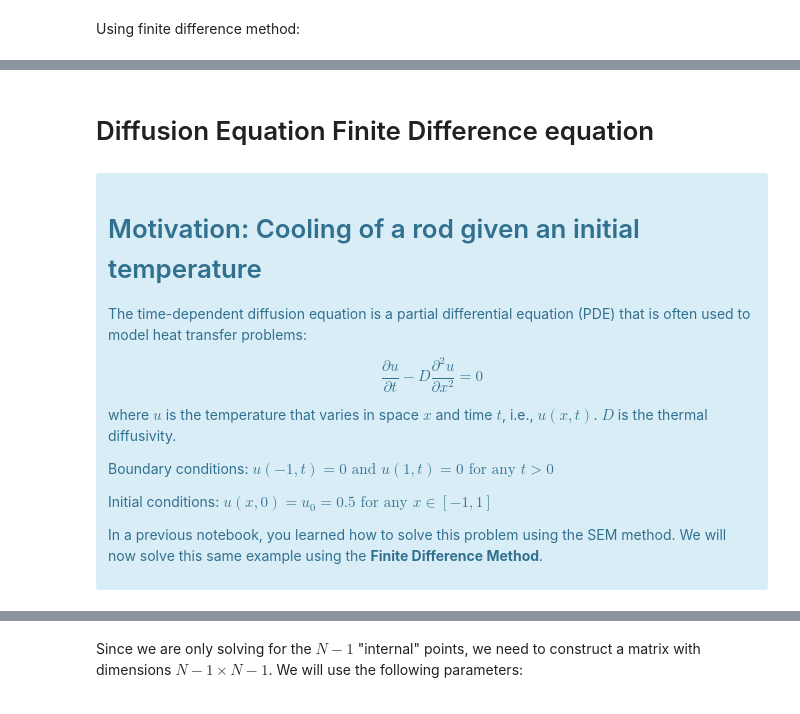
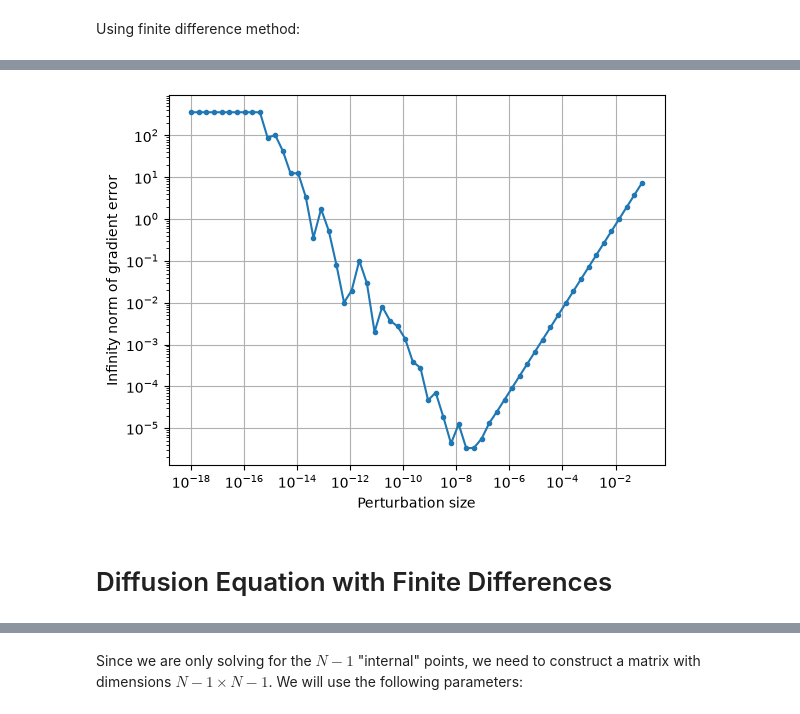
Before and after one commit to Charleslish/notes, a Jupyter notebook: CS-py/CS357/Lecture notes/L14 Finite Difference Methods/14-FiniteDifference.ipynb, the cells around one changed output, grey strips where cells are left out. Drawn from its saved outputs; the diff is of its cells as text; code cells hidden in the pictures.

Commit message:
docs: refine CS357 L14 finite difference notes

```diff
--- a/CS-py/CS357/Lecture notes/L14 Finite Difference Methods/14-FiniteDifference.ipynb
+++ b/CS-py/CS357/Lecture notes/L14 Finite Difference Methods/14-FiniteDifference.ipynb
@@ -376,22 +639,29 @@ print(Jacobianf(xvec))
+# %%
+def func(x):
+    x1, x2 = x
+    return 2*x1**2 - 0.5*x1*x2 + 5*x2**3
+
+def dfunc(x):
+    x1, x2 = x
+    return np.array([4*x1 - 0.5*x2, -0.5*x1 + 15*x2**2])
+
+def fd(x, dx):
+    point = np.asarray(x, dtype=float)
+    f0 = func(point)
+    return np.array([(func(point + dx*e) - f0)/dx for e in np.eye(point.size)])
+
+practice_xvec = np.array([1.3, 4.9])
+practice_dxvec = np.logspace(-1, -18, 60)
+practice_error = np.array([
+    la.norm(fd(practice_xvec, step) - dfunc(practice_xvec), ord=np.inf)
+    for step in practice_dxvec
+])
+plt.loglog(practice_dxvec, practice_error, 'o-', markersize=3)
+plt.xlabel('Perturbation size')
+plt.ylabel('Infinity norm of gradient error')
+plt.grid(True)
+plt.show()
+# %% [output]
+[figure, added]
 # %% [markdown]
-# Diffusion Equation Finite Difference equation
+# Diffusion Equation with Finite Differences
-# %% [markdown]
-<div class="alert alert-info">
-
-<h1>Motivation: Cooling of a rod given an initial temperature </h1>
-
-The time-dependent diffusion equation is a partial differential equation (PDE) that is often used to model heat transfer problems:
-
-$$\frac{\partial u}{\partial t} - D\frac{\partial^2 u}{\partial x^2} = 0$$
-
-where $u$ is the temperature that varies in space $x$ and time $t$, i.e., $u(x,t)$. $D$ is the thermal diffusivity.
-
-Boundary conditions: $u(-1,t) = 0 \textrm{ and } u(1,t) = 0 \textrm{   for any    } t > 0$
-
-Initial conditions: $u(x,0) = u_0 = 0.5 \textrm{   for any    } x \in [-1,1]$
-
-
-
-In a previous notebook, you learned how to solve this problem using the SEM method. We will now solve this same example using the **Finite Difference Method**.
-
-</div>
```
Also changed, not shown: parts of 55 cells of this notebook.
